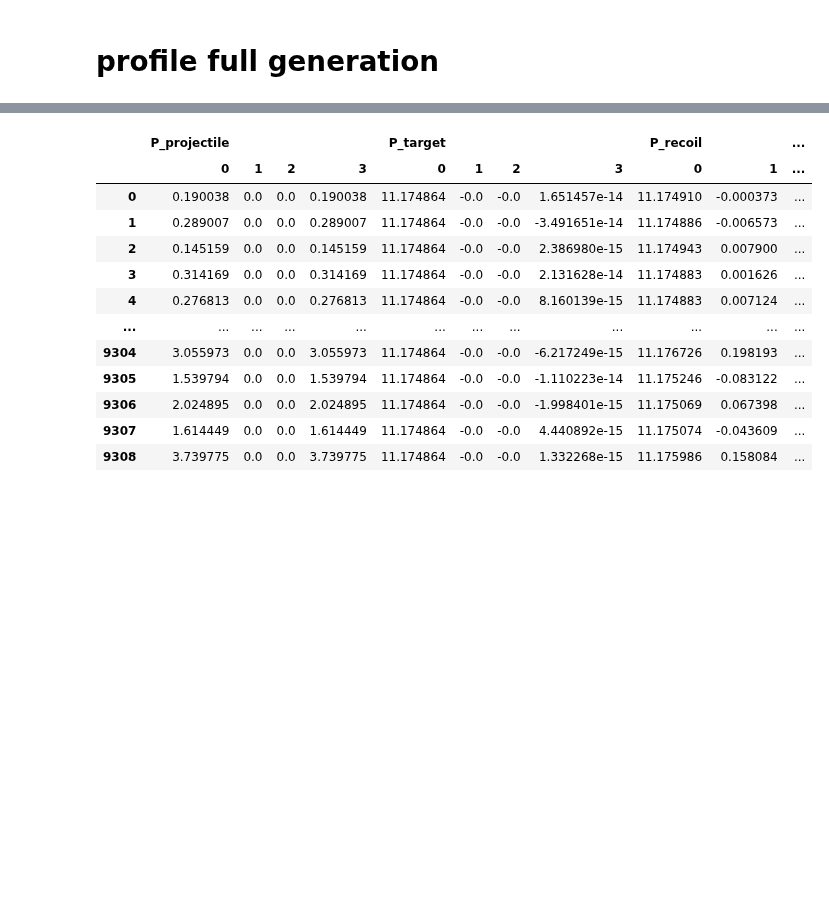
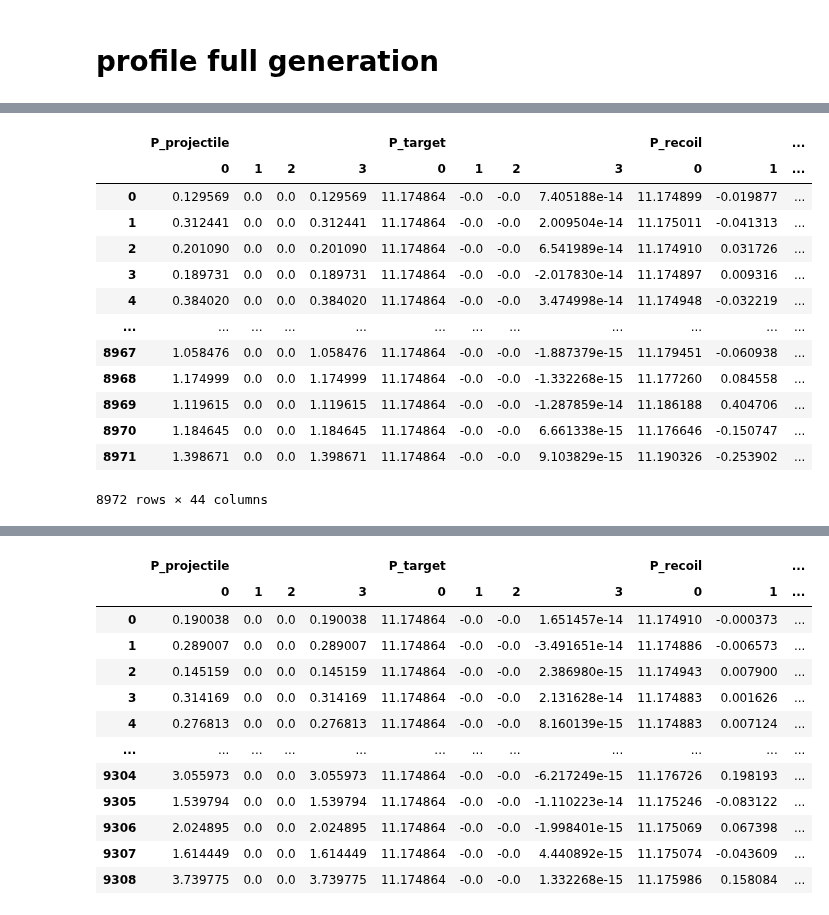
Before and after one commit to mhostert/DarkNews-generator, a Jupyter notebook: examples/test_generator.ipynb, the cells around one changed output, grey strips where cells are left out. Saved outputs shown, nothing was run; the diff lists cells and outputs as text; code cells hidden in the pictures; blank space fills up the shorter version.

Commit message:
fixed missing cases in saved dataframe

```diff
--- a/examples/test_generator.ipynb
+++ b/examples/test_generator.ipynb
@@ -207,0 +236,17 @@ df_micro = gen.df
+# %%
+df_mini
+# %% [output]
+|  | P_projectile |  |  |  | P_target |  |  |  | P_recoil |  | ... |
+|  | 0 | 1 | 2 | 3 | 0 | 1 | 2 | 3 | 0 | 1 | ... |
+| 0 | 0.129569 | 0.0 | 0.0 | 0.129569 | 11.174864 | -0.0 | -0.0 | 7.405188e-14 | 11.174899 | -0.019877 | ... |
+| 1 | 0.312441 | 0.0 | 0.0 | 0.312441 | 11.174864 | -0.0 | -0.0 | 2.009504e-14 | 11.175011 | -0.041313 | ... |
+| 2 | 0.201090 | 0.0 | 0.0 | 0.201090 | 11.174864 | -0.0 | -0.0 | 6.541989e-14 | 11.174910 | 0.031726 | ... |
+| 3 | 0.189731 | 0.0 | 0.0 | 0.189731 | 11.174864 | -0.0 | -0.0 | -2.017830e-14 | 11.174897 | 0.009316 | ... |
+| 4 | 0.384020 | 0.0 | 0.0 | 0.384020 | 11.174864 | -0.0 | -0.0 | 3.474998e-14 | 11.174948 | -0.032219 | ... |
+| ... | ... | ... | ... | ... | ... | ... | ... | ... | ... | ... | ... |
+| 8967 | 1.058476 | 0.0 | 0.0 | 1.058476 | 11.174864 | -0.0 | -0.0 | -1.887379e-15 | 11.179451 | -0.060938 | ... |
+| 8968 | 1.174999 | 0.0 | 0.0 | 1.174999 | 11.174864 | -0.0 | -0.0 | -1.332268e-15 | 11.177260 | 0.084558 | ... |
+| 8969 | 1.119615 | 0.0 | 0.0 | 1.119615 | 11.174864 | -0.0 | -0.0 | -1.287859e-14 | 11.186188 | 0.404706 | ... |
+| 8970 | 1.184645 | 0.0 | 0.0 | 1.184645 | 11.174864 | -0.0 | -0.0 | 6.661338e-15 | 11.176646 | -0.150747 | ... |
+| 8971 | 1.398671 | 0.0 | 0.0 | 1.398671 | 11.174864 | -0.0 | -0.0 | 9.103829e-15 | 11.190326 | -0.253902 | ... |
+8972 rows × 44 columns
```
Also changed, not shown: parts of 19 cells of this notebook, 3 other files.
